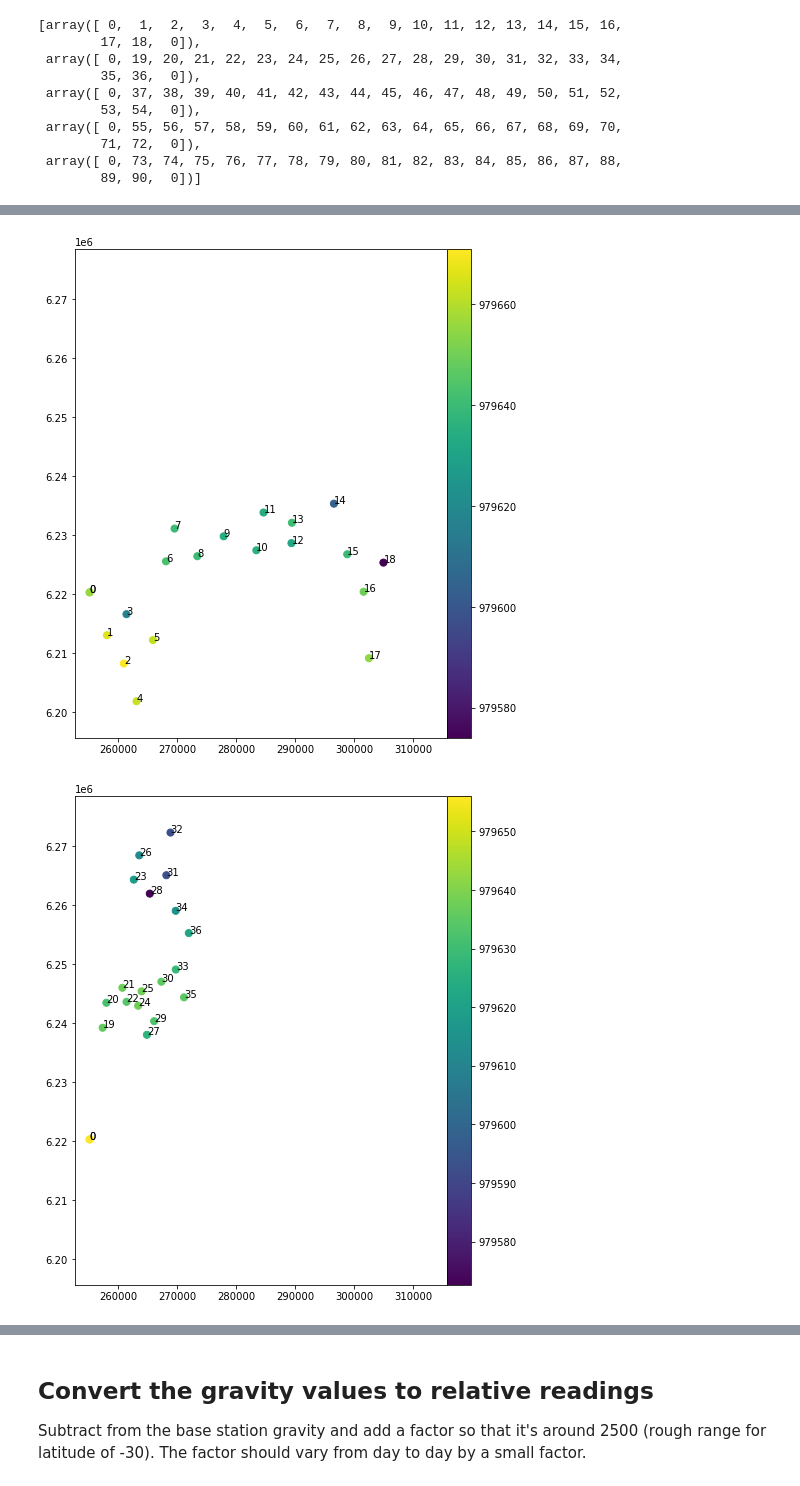
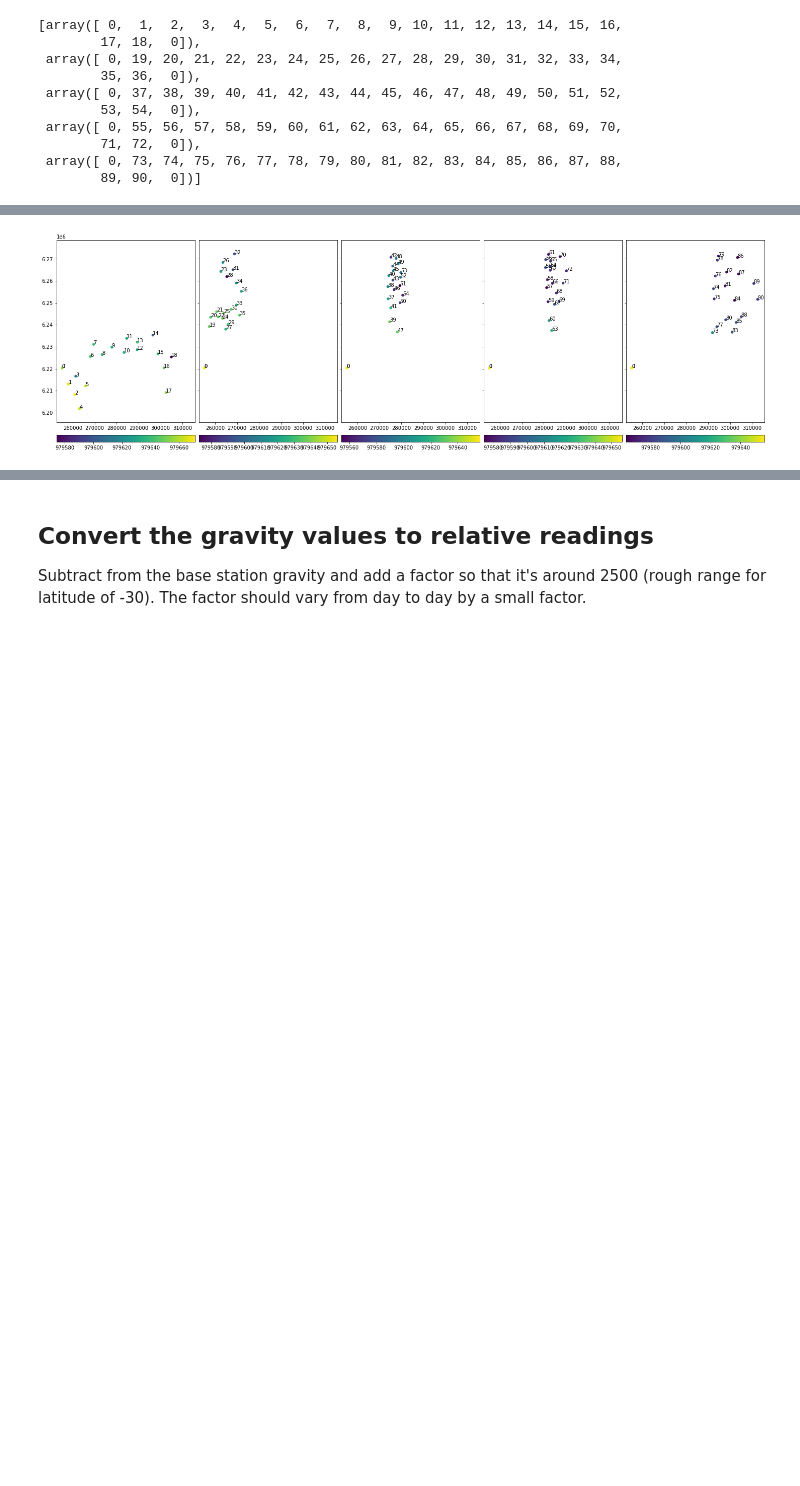
Before and after one commit to leouieda/gravity-processing, a Jupyter notebook: code/prepare-synthetic-data.ipynb, the cells around one changed output, grey strips where cells are left out. Cells and saved outputs as stored; diff of their text form; code cells hidden in the pictures; blank space fills up the shorter version.

```diff
--- a/code/prepare-synthetic-data.ipynb
+++ b/code/prepare-synthetic-data.ipynb
@@ -49,7 +52,7 @@ plt.colorbar(pad=0, label="mGal")
 region = [18, 19, -35, -33.65]
 projection = pyproj.Proj("+proj=utm +zone=34H +south +ellps=WGS84 +datum=WGS84 +units=m +no_defs")
 survey = data.loc[vd.inside((data.longitude, data.latitude), region) & (data.elevation < 300)].copy().reset_index(drop=True)
-survey["station"] = np.arange(survey.shape[0])
-survey["easting"], survey["northing"] = projection(survey.longitude.values, survey.latitude.values)
+survey["station_id"] = np.arange(survey.shape[0])
+survey["easting"], survey["northing"] = (np.round(i, decimals=2) for i in projection(survey.longitude.values, survey.latitude.values))
 survey
 # %% [output]
@@ -71,7 +74,7 @@ plt.figure(figsize=(14, 9))
 ax = plt.subplot(111)
 tmp = ax.scatter(survey.easting, survey.northing, c=survey.gravity, s=50)
 for i in range(survey.shape[0]):
-    ax.text(survey.easting[i], survey.northing[i], str(survey.station[i]))
+    ax.text(survey.easting[i], survey.northing[i], str(survey.station_id[i]))
 plt.axis("scaled")
 plt.colorbar(tmp, pad=0)
 # %% [output]
@@ -84,7 +87,10 @@ Each of these will represent a day in the field, starting and ending at a base s
 # %%
 base = 0
 base_gravity = survey.gravity[base]
-survey_stations = [np.concatenate([[base], section, [base]]) for section in np.array_split(survey.station[1:], 5)]
+# Made up number for the reading scaling
+nsurveys = 5
+base_readings = random.uniform(2550, 2580, size=nsurveys)
+survey_stations = [np.concatenate([[base], section, [base]]) for section in np.array_split(survey.station_id[1:], nsurveys)]
 survey_stations
 # %% [output]
 [array([ 0,  1,  2,  3,  4,  5,  6,  7,  8,  9, 10, 11, 12, 13, 14, 15, 16,
@@ -121,13 +127,13 @@ surveys[0]
 # %%
-for j in range(len(surveys)):
-    plt.figure(figsize=(14, 9))
-    plt.scatter(surveys[j].easting, surveys[j].northing, c=surveys[j].gravity, s=50)
-    for i in range(surveys[j].shape[0]):
-        plt.text(surveys[j].easting.iloc[i], surveys[j].northing.iloc[i], str(surveys[j].station.iloc[i]))
-    plt.axis("scaled")
-    plt.xlim(survey.easting.min()*0.99, survey.easting.max()*1.01)
-    plt.ylim(survey.northing.min()*0.999, survey.northing.max()*1.001)
-    plt.colorbar(pad=0)
+fig, axes = plt.subplots(1, len(surveys), figsize=(20, 7), sharey=True)
+for s, ax in zip(surveys, axes):
+    tmp = ax.scatter(s.easting, s.northing, c=s.gravity, s=20)
+    for i in range(s.shape[0]):
+        ax.text(s.easting.iloc[i], s.northing.iloc[i], str(s.station_id.iloc[i]))
+    ax.set_aspect("equal")
+    ax.set_xlim(survey.easting.min()*0.99, survey.easting.max()*1.01)
+    ax.set_ylim(survey.northing.min()*0.999, survey.northing.max()*1.001)
+    plt.colorbar(tmp, pad=0.05, ax=ax, orientation="horizontal")
+plt.tight_layout(pad=0)
 # %% [output]
-[figure, old version]
+[figure, new version]
-[figure, removed]
```
Also changed, not shown: parts of 18 cells of this notebook, 7 other files.
